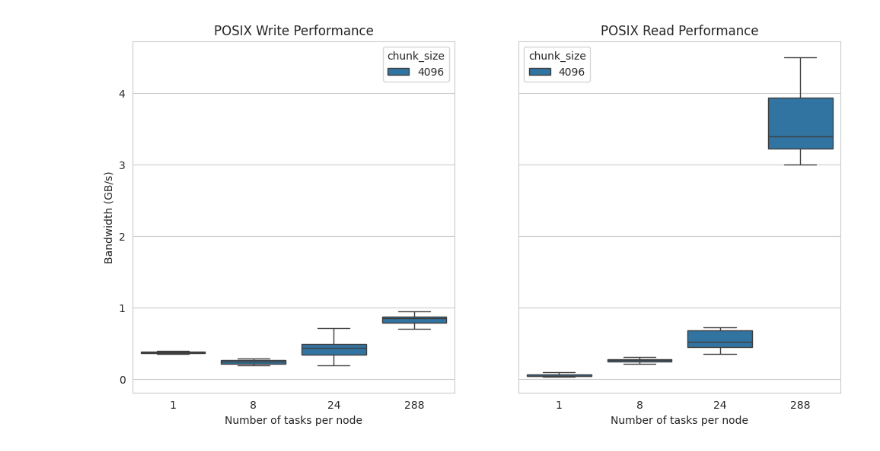
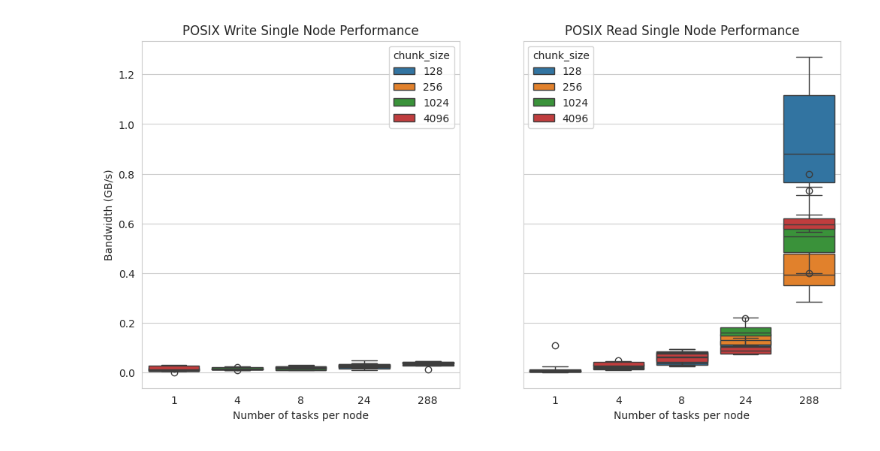
Before and after one commit to lucaparisi91/VAST-Cirrus-benchmarking, a Jupyter notebook: anal/reframe/anal.ipynb, the cells around one changed output. Saved outputs shown, nothing was run; the diff lists cells and outputs as text; code cells hidden in the pictures.

```diff
--- a/anal/reframe/anal.ipynb
+++ b/anal/reframe/anal.ipynb
@@ -92,2 +67,7 @@ plt.savefig("single_node_performance_mpi_1D.png", dpi=300, bbox_inches="tight")
 # %%
-## Sequential POSIX
+base_path="/work/z19/z19/lparisi/nfs-testing/run-reframe/"
+filenames= ["mpi3DVastN1-16T1-288F4-32M.json","mpi3DLustreN1-16T1-288F4-32M.json"]
+
+data=load_cbenchio_reports(get_report_filenames(base_path, filenames))
+set(data["filesystem"])
+data
@@ -93,0 +88,17 @@ plt.savefig("single_node_performance_mpi_1D.png", dpi=300, bbox_inches="tight")
+# %%
+for i,operation in enumerate(["write","read"]):
+    fig, axes = plt.subplots(1, 2, figsize=(12, 6), sharey=True)
+    tasks_per_node = 24
+    for i,filesystem in enumerate(["lustre","vast"]):
+        plot_data=data.query(f"name=='cbenchio_mpi_3D_{operation}' & filesystem=='{filesystem}' & tasks_per_node=={tasks_per_node}")
+        plot_data["field_size_per_process_per_dimension"]=plot_data["field_size_per_process_per_dimension"].astype(str)
+        if filesystem == "lustre":
+            plot_data = plot_data.query("stripes==-1")
+        #plot_data["chunk_size"]=(np.array(plot_data["chunk_size"]).astype(float).astype(int)).astype(str) + " KiB"
+        sns.boxplot(ax=axes[i], data=plot_data, x="nodes", y="bandwidth", hue="field_size_per_process_per_dimension",dodge=True)
+        axes[i].set_ylabel("Bandwidth (GB/s)")
+        axes[i].set_xlabel("Number of nodes")
+        axes[i].set_title(f"MPI 3D {operation.capitalize()} {filesystem.capitalize()} tasks_per_node={tasks_per_node} Performance")
+
+
+    plt.savefig(f"mpi_3D_{operation}_tasks_perNode{tasks_per_node}.png", dpi=300, bbox_inches="tight")
@@ -117,7 +133,7 @@ data
 fig, axes = plt.subplots(1, 2, figsize=(12, 6), sharey=True)
 for i,operation in enumerate(["write","read"]):
     plot_data=data.query(f"name=='cbenchio_posix_sequential_{operation}'")
-    #plot_data["chunk_size"]=(np.array(plot_data["chunk_size"]).astype(float).astype(int)).astype(str) + " KiB"
+    plot_data["chunk_size"]=plot_data["chunk_size"].astype(str)
     sns.boxplot(ax=axes[i], data=plot_data, x="tasks_per_node", y="bandwidth", hue="chunk_size",dodge=False)
     axes[i].set_ylabel("Bandwidth (GB/s)")
     axes[i].set_xlabel("Number of tasks per node")
@@ -134,8 +150,8 @@ plt.savefig("single_node_performance_VAST_posix.png", dpi=300, bbox_inches="tigh
 # %%
 base_path="/work/z19/z19/lparisi/nfs-testing/run-reframe/"
-filenames= ["posixVASTN1RandomF0.5G.json","posixVASTN1-16T1-288C4K-32MRandom.json"]
+filenames= ["posixVASTN1-16T1-288C4K-32MRandom.json"]
 
 data=load_cbenchio_reports(get_report_filenames(base_path, filenames))
 data["chunk_size"]= data["chunk_size"].astype(str)
-set(data["nodes"])
+data
 # %% [output]
@@ -143,13 +171,13 @@ set(data["nodes"])
 # %%
 fig, axes = plt.subplots(1, 2, figsize=(12, 6), sharey=True)
 for i,operation in enumerate(["write","read"]):
-    plot_data=data.query(f"name=='cbenchio_posix_random_{operation}' & chunk_size=='4096'")
+    plot_data=data.query(f"name=='cbenchio_posix_random_{operation}' ").query("nodes==1")
     #plot_data["chunk_size"]=(np.array(plot_data["chunk_size"]).astype(float).astype(int)).astype(str) + " KiB"
     sns.boxplot(ax=axes[i], data=plot_data, x="tasks_per_node", y="bandwidth", hue="chunk_size",dodge=False)
     axes[i].set_ylabel("Bandwidth (GB/s)")
     axes[i].set_xlabel("Number of tasks per node")
-    axes[i].set_title(f"POSIX {operation.capitalize()} Performance")
+    axes[i].set_title(f"POSIX {operation.capitalize()} Single Node Performance")
 
-plt.savefig("single_node_performance_VAST_posix.png", dpi=300, bbox_inches="tight")
+plt.savefig("single_node_performance_VAST_posix_random.png", dpi=300, bbox_inches="tight")
 # %% [output]
-[figure, old version]
+[figure, new version]
```
Also changed, not shown: parts of 19 cells of this notebook.
